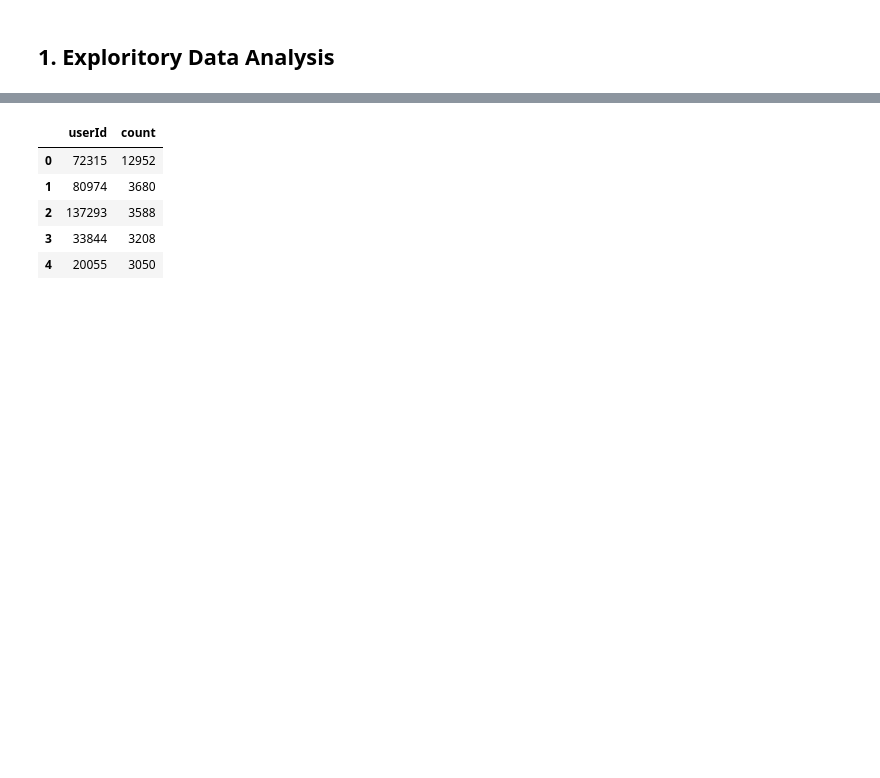
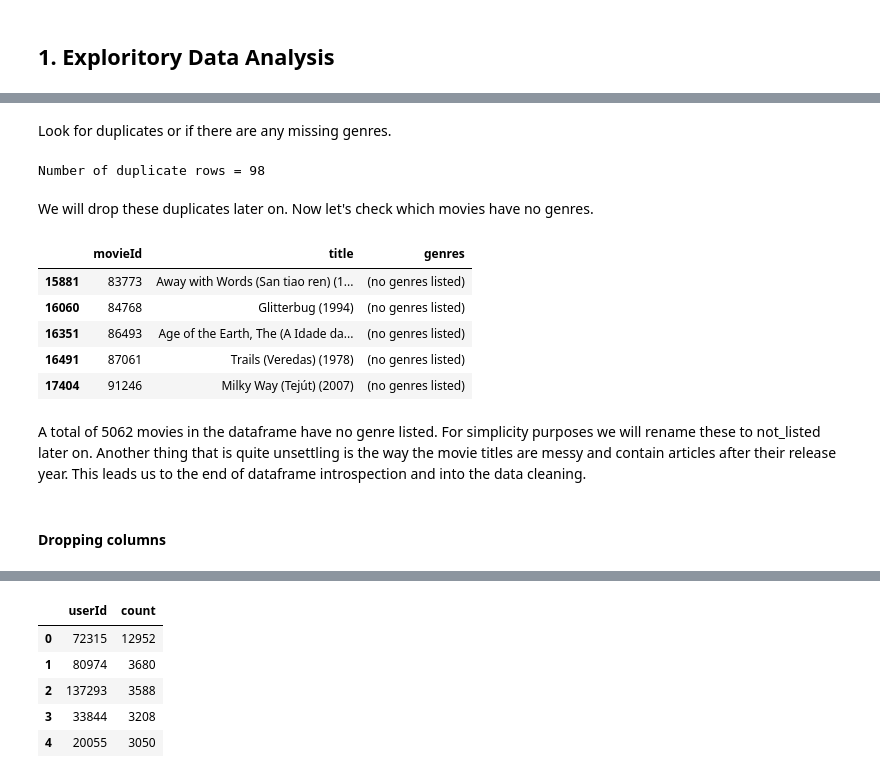
Before and after one commit to Leham-Greeves/JS7_Notebook_Reprository, a Jupyter notebook: unsupervised_learning_notebook.ipynb, the cells around one changed output, grey strips where cells are left out. Cells and saved outputs as stored; diff of their text form; code cells hidden in the pictures; blank space fills up the shorter version.

```diff
--- a/unsupervised_learning_notebook.ipynb
+++ b/unsupervised_learning_notebook.ipynb
@@ -175,0 +201,24 @@ sample_submission.head()
+# %% [markdown]
+Look for duplicates or if there are any missing genres.
+# %%
+movies_df.loc[movies_df["title"].duplicated() == True]
+duplicates = movies_df.duplicated(["title"])
+print("Number of duplicate rows = "+str(duplicates.sum()))
+# %% [output]
+Number of duplicate rows = 98
+# %% [markdown]
+We will drop these duplicates later on. Now let's check which movies have no genres.
+# %%
+# check movies with missing genres
+movies_df.loc[movies_df["genres"] == "(no genres listed)"].head()
+# %% [output]
+|  | movieId | title | genres |
+| 15881 | 83773 | Away with Words (San tiao ren) (1... | (no genres listed) |
+| 16060 | 84768 | Glitterbug (1994) | (no genres listed) |
+| 16351 | 86493 | Age of the Earth, The (A Idade da... | (no genres listed) |
+| 16491 | 87061 | Trails (Veredas) (1978) | (no genres listed) |
+| 17404 | 91246 | Milky Way (Tejút) (2007) | (no genres listed) |
+# %% [markdown]
+A total of 5062 movies in the dataframe have no genre listed. For simplicity purposes we will rename these to not_listed later on. Another thing that is quite unsettling is the way the movie titles are messy and contain articles after their release year. This leads us to the end of dataframe introspection and into the data cleaning.
+# %% [markdown]
+#### Dropping columns
```
Also changed, not shown: parts of 27 cells of this notebook.
